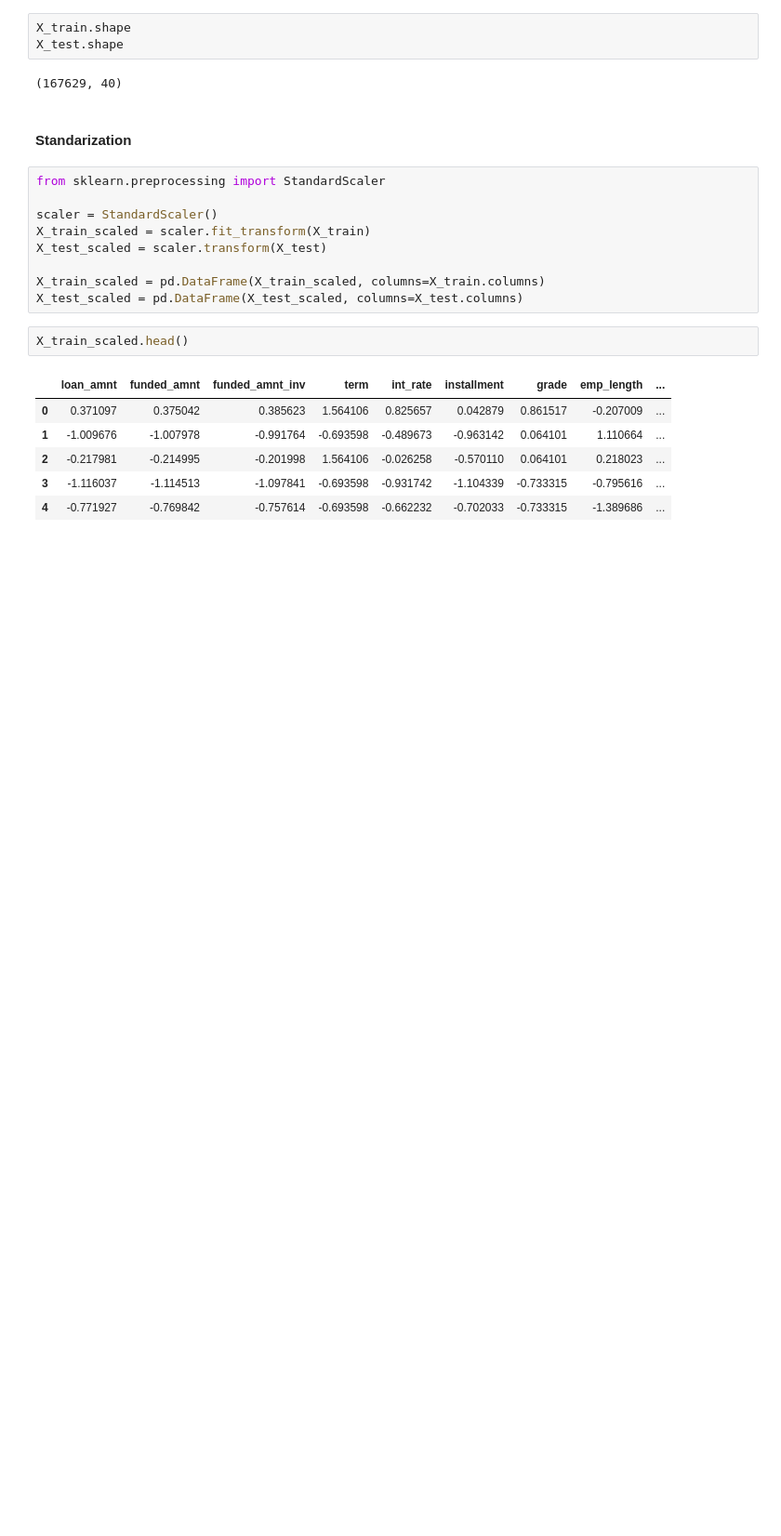
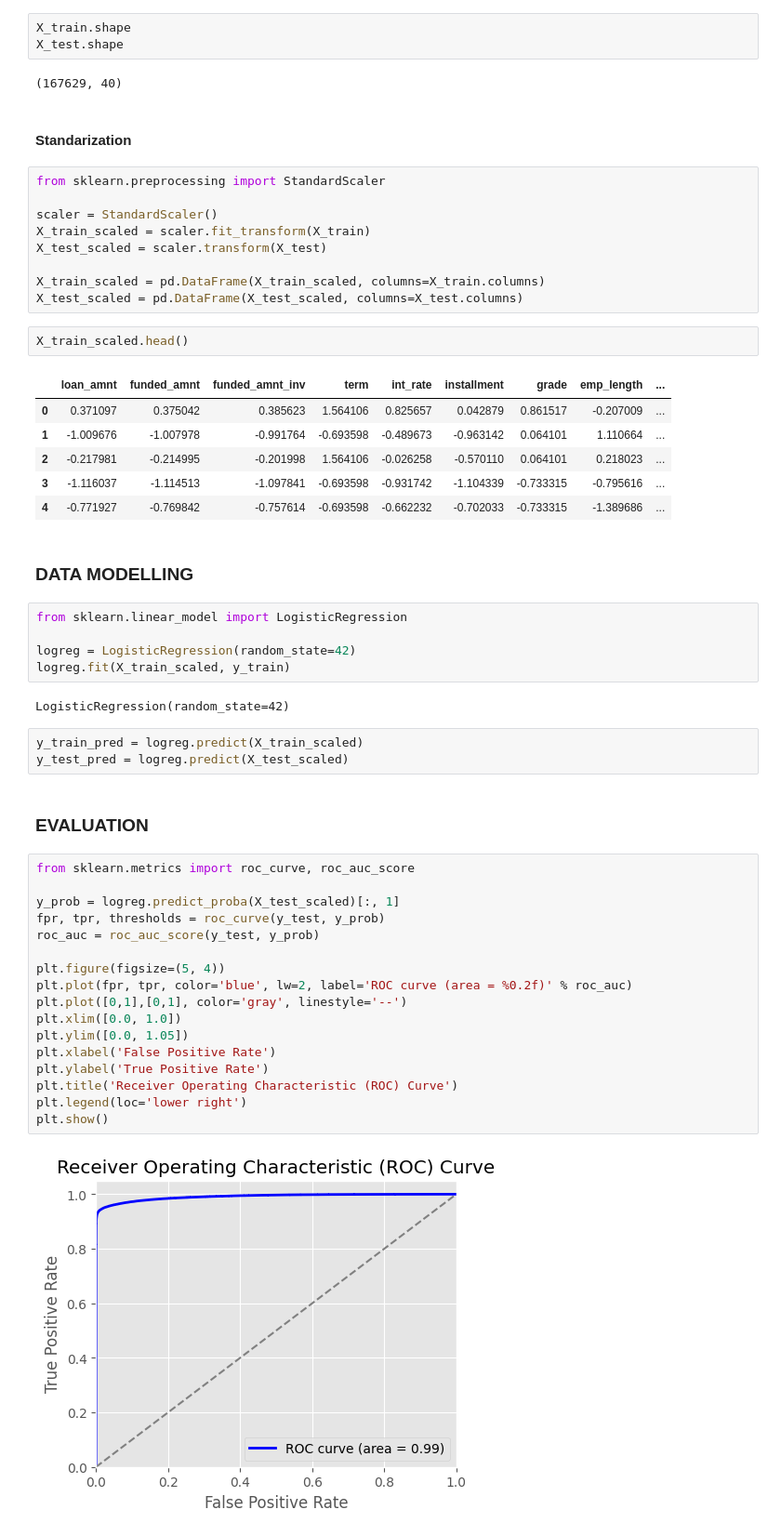
Before and after one commit to rfaoktvian/Credit_Risk_Prediction_ID-X-Partners, a Jupyter notebook: CreditRisk_Final_Project_ID_X_Partners.ipynb, the cells around one changed output. Shown at 93% size. Cells and saved outputs as stored; diff of their text form; blank space fills up the shorter version.

Commit message:
feat: modelling & evaluation

```diff
--- a/CreditRisk_Final_Project_ID_X_Partners.ipynb
+++ b/CreditRisk_Final_Project_ID_X_Partners.ipynb
@@ -972,3 +972,36 @@ X_train_scaled.head()
 | 2 | -0.217981 | -0.214995 | -0.201998 | 1.564106 | -0.026258 | -0.570110 | 0.064101 | 0.218023 | ... |
 | 3 | -1.116037 | -1.114513 | -1.097841 | -0.693598 | -0.931742 | -1.104339 | -0.733315 | -0.795616 | ... |
 | 4 | -0.771927 | -0.769842 | -0.757614 | -0.693598 | -0.662232 | -0.702033 | -0.733315 | -1.389686 | ... |
+# %% [markdown]
+### DATA MODELLING
+# %%
+from sklearn.linear_model import LogisticRegression
+
+logreg = LogisticRegression(random_state=42)
+logreg.fit(X_train_scaled, y_train)
+# %% [output]
+LogisticRegression(random_state=42)
+# %%
+y_train_pred = logreg.predict(X_train_scaled)
+y_test_pred = logreg.predict(X_test_scaled)
+# %% [markdown]
+### EVALUATION
+# %%
+from sklearn.metrics import roc_curve, roc_auc_score
+
+y_prob = logreg.predict_proba(X_test_scaled)[:, 1]
+fpr, tpr, thresholds = roc_curve(y_test, y_prob)
+roc_auc = roc_auc_score(y_test, y_prob)
+
+plt.figure(figsize=(5, 4))
+plt.plot(fpr, tpr, color='blue', lw=2, label='ROC curve (area = %0.2f)' % roc_auc)
+plt.plot([0,1],[0,1], color='gray', linestyle='--')
+plt.xlim([0.0, 1.0])
+plt.ylim([0.0, 1.05])
+plt.xlabel('False Positive Rate')
+plt.ylabel('True Positive Rate')
+plt.title('Receiver Operating Characteristic (ROC) Curve')
+plt.legend(loc='lower right')
+plt.show()
+# %% [output]
+[figure, added]
```
